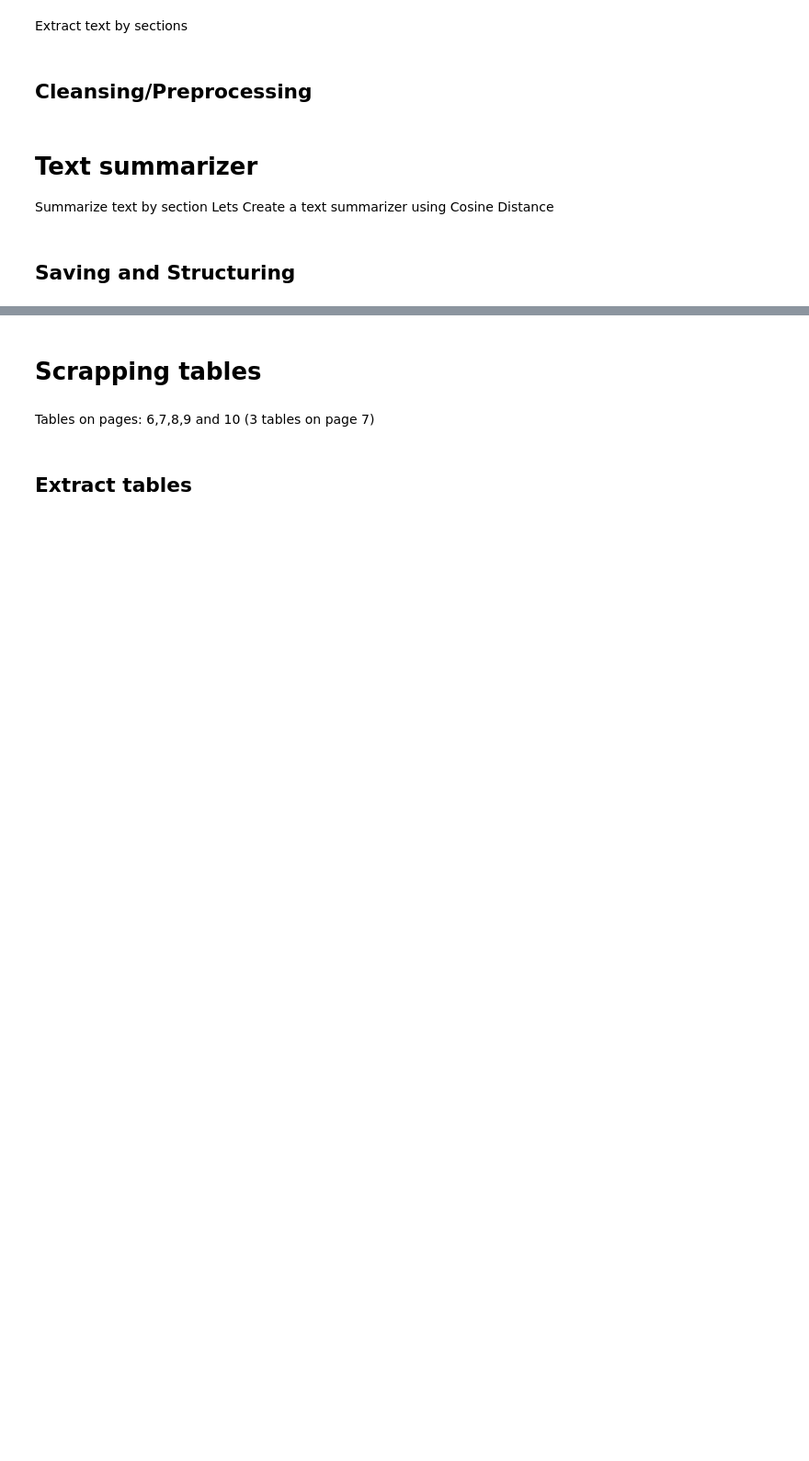
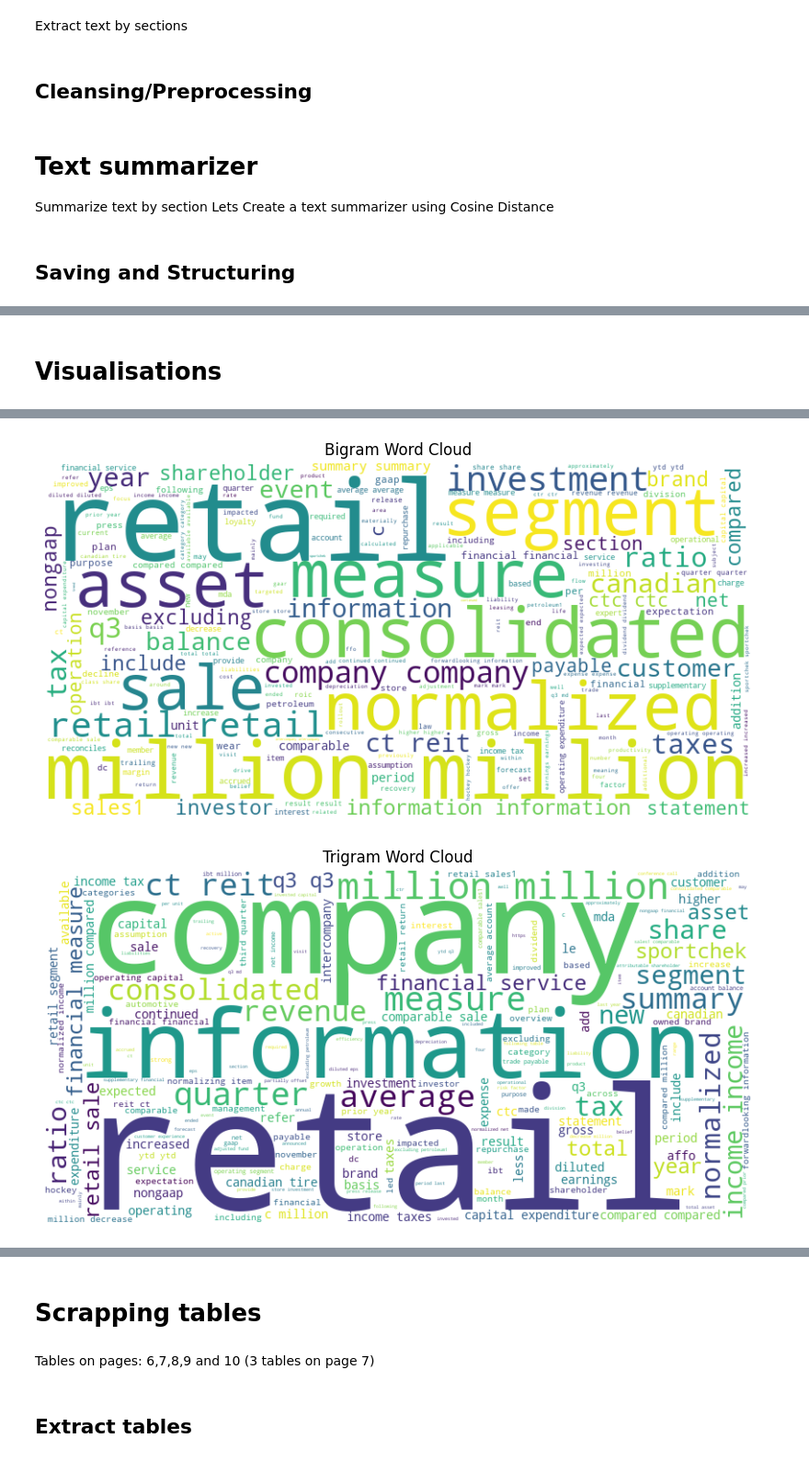
Before and after one commit to andrejet55/CTQuarterReportScrapping, a Jupyter notebook: PDF_Scrapping_on_CT_report.ipynb, the cells around one changed output, grey strips where cells are left out. Shown at 92% size. Drawn from its saved outputs; the diff is of its cells as text; code cells hidden in the pictures; blank space fills up the shorter version.

```diff
--- a/PDF_Scrapping_on_CT_report.ipynb
+++ b/PDF_Scrapping_on_CT_report.ipynb
@@ -108,7 +108,7 @@ def process_files_in_folder(file_name, start_end_pairs):
 
     return all_extracted_texts
 
-all_extracted_texts = process_files_in_folder('Q3-2024-Press-Release-English.pdf', start_end_pairs)
+all_extracted_texts = process_files_in_folder('CanadianTire.pdf', start_end_pairs)
 # %% [markdown]
 ## Cleansing/Preprocessing
 # %%
@@ -323,0 +260,75 @@ visualize_processed_data(processed_data)
+# %% [markdown]
+# Visualisations
+# %%
+import json
+
+# Assuming 'processed_data' is the dictionary you want to convert
+processed_data_string = json.dumps(processed_data, indent=4)
+# %%
+import nltk
+from nltk.util import ngrams
+from collections import Counter
+from nltk.corpus import stopwords
+import matplotlib.pyplot as plt
+from wordcloud import WordCloud
+
+nltk.download('punkt')
+nltk.download('stopwords')
+
+# Define stopwords
+stop_words = set(stopwords.words('english'))
+
+# Function to preprocess the text by removing stopwords
+def preprocess_func(text):
+    tokens = nltk.word_tokenize(text.lower())  # Tokenize and convert to lowercase
+    filtered_tokens = [word for word in tokens if word.isalnum() and word not in stop_words]  # Remove stopwords
+    return filtered_tokens
+
+# Function to generate bigrams and trigrams from the tokens
+def generate_ngrams(tokens, n=2):
+    return list(ngrams(tokens, n))
+
+# Preprocess the text to remove stopwords and non-alphanumeric characters
+processed_tokens = preprocess_func(processed_data_string)
+
+# Generate bigrams (n=2) and trigrams (n=3)
+bigrams = generate_ngrams(processed_tokens, n=2)
+trigrams = generate_ngrams(processed_tokens, n=3)
+
+# Count the frequency of bigrams and trigrams
+bigram_counts = Counter(bigrams)
+trigram_counts = Counter(trigrams)
+
+# Function to generate word cloud
+def generate_wordcloud(ngram_counts, title):
+    ngram_str = [' '.join(ngram) for ngram in ngram_counts.keys()]
+    wordcloud = WordCloud(width=800, height=400, background_color='white').generate(' '.join(ngram_str))
+    plt.figure(figsize=(10, 5))
+    plt.imshow(wordcloud, interpolation='bilinear')
+    plt.axis('off')
+    plt.title(title)
+    plt.show()
+
+# Function to plot bar chart for n-grams
+def plot_ngram_counts(ngram_counts, title):
+    common_ngram_counts = ngram_counts.most_common(10)  # Top 10 n-grams
+    labels, values = zip(*common_ngram_counts)
+
+    # Prepare labels
+    labels = [' '.join(label) for label in labels]
+
+    plt.figure(figsize=(10, 5))
+    plt.barh(labels, values, color='skyblue')
+    plt.xlabel('Frequency')
+    plt.title(title)
+    plt.gca().invert_yaxis()  # To show the most frequent n-grams on top
+    plt.show()
+
+# Visualize the bigrams and trigrams using wordcloud
+generate_wordcloud(bigram_counts, "Bigram Word Cloud")
+generate_wordcloud(trigram_counts, "Trigram Word Cloud")
+
+# Plot bar charts for the most common bigrams and trigrams
+plot_ngram_counts(bigram_counts, "Most Common Bigrams")
+plot_ngram_counts(trigram_counts, "Most Common Trigrams")
+# %% [output]
@@ -323,0 +341,2 @@ visualize_processed_data(processed_data)
+[figure, added]
+[figure, added]
```
Also changed, not shown: parts of 7 cells of this notebook.
